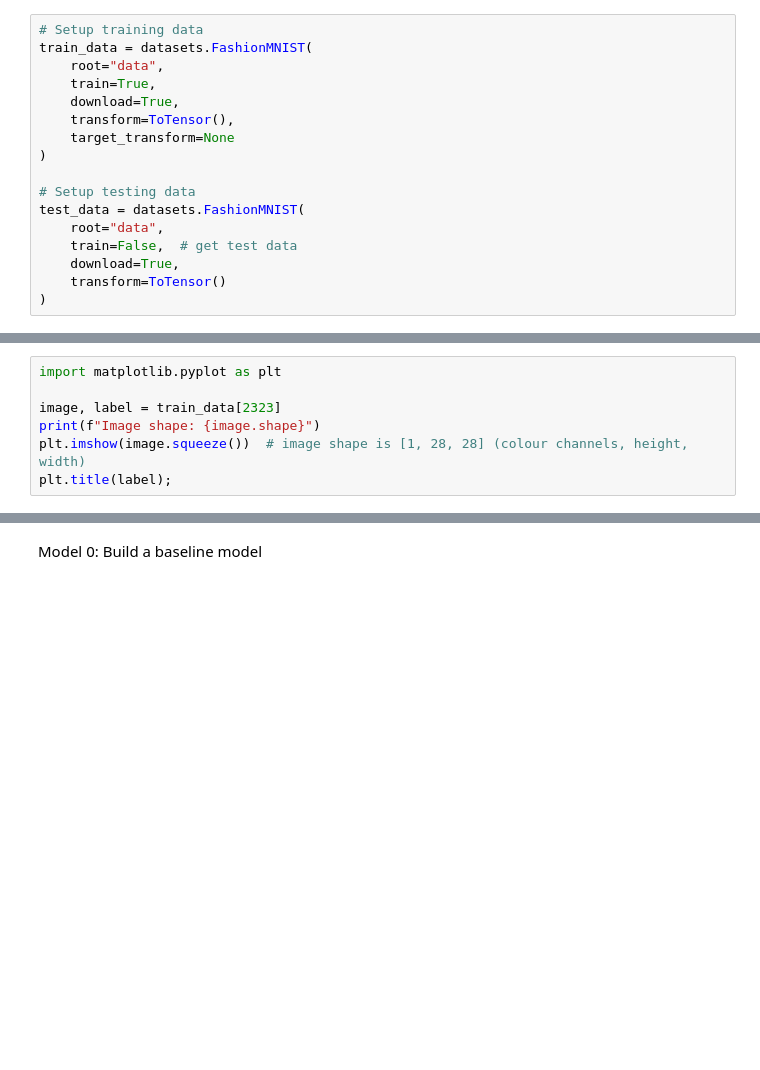
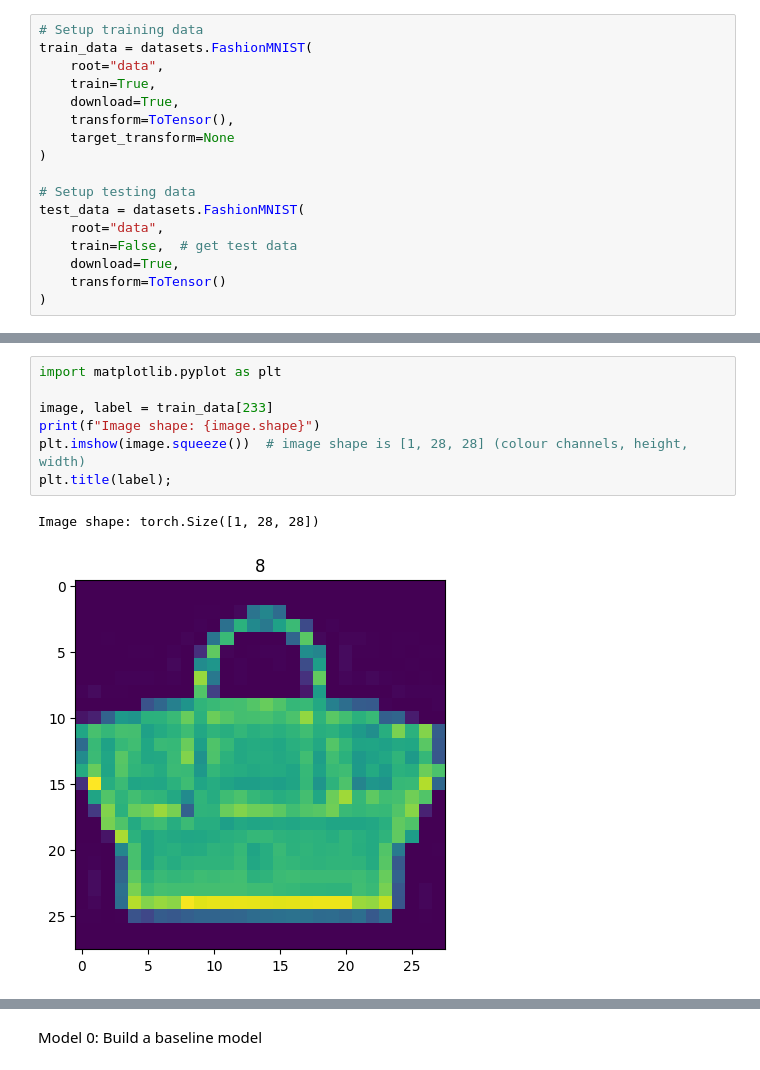
Before and after one commit to kuanmol/aimldl, a Jupyter notebook: PYTORCH/computer-vision.ipynb, the cells around one changed output, grey strips where cells are left out. Saved outputs shown, nothing was run; the diff lists cells and outputs as text; blank space fills up the shorter version.

```diff
--- a/PYTORCH/computer-vision.ipynb
+++ b/PYTORCH/computer-vision.ipynb
@@ -34,10 +48,13 @@ class_names
 # %%
 import matplotlib.pyplot as plt
 
-image, label = train_data[2323]
+image, label = train_data[233]
 print(f"Image shape: {image.shape}")
 plt.imshow(image.squeeze())  # image shape is [1, 28, 28] (colour channels, height, width)
 plt.title(label);
+# %% [output]
+Image shape: torch.Size([1, 28, 28])
+[figure, added]
 # %%
 torch.manual_seed(42)
 fig = plt.figure(figsize=(9, 9))
```
Also changed, not shown: parts of 6 cells of this notebook, 5 other files.
